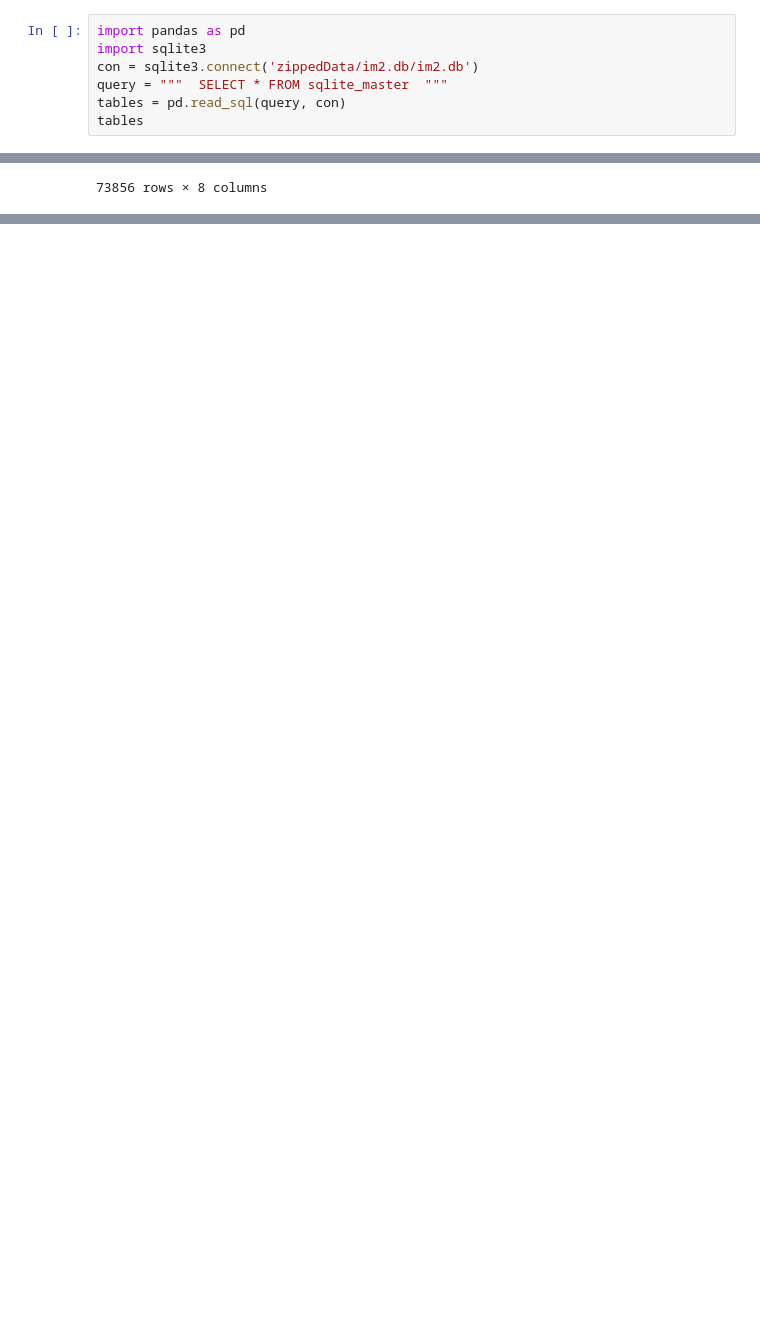
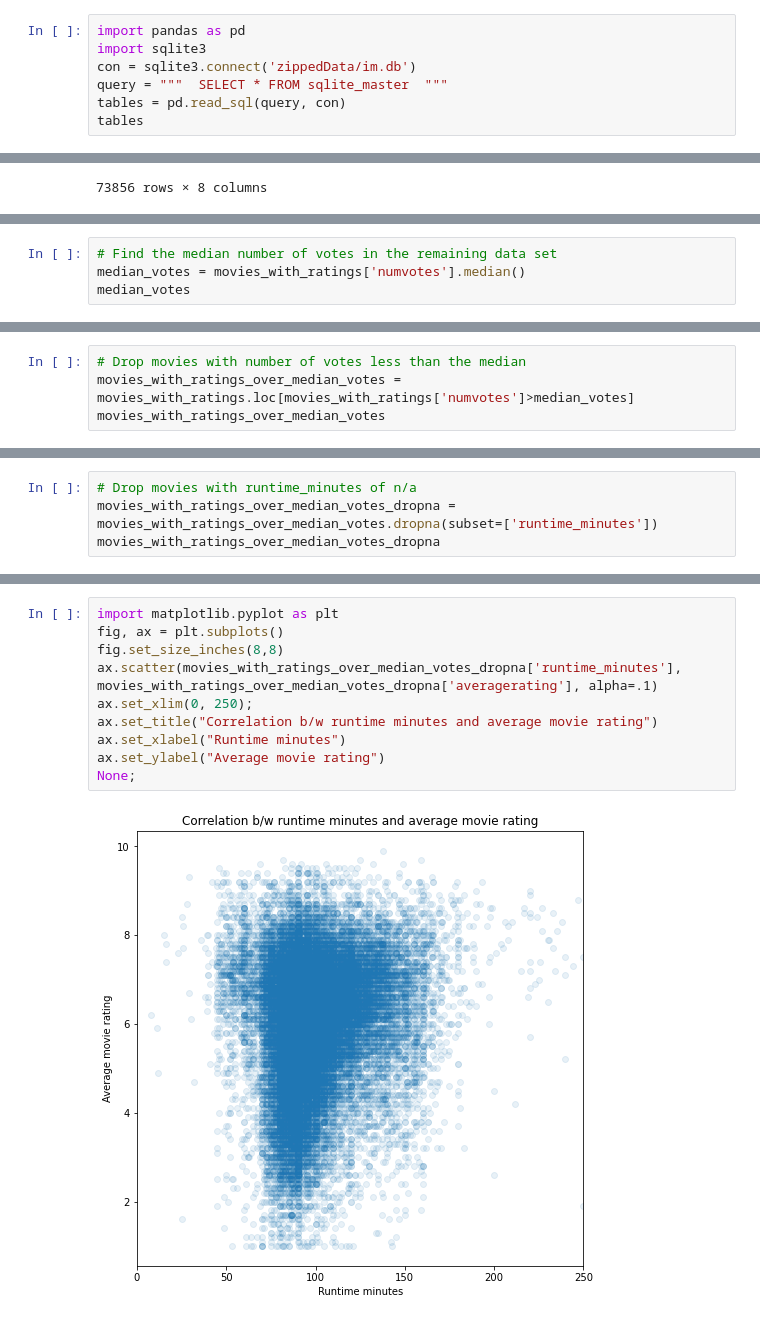
Before and after one commit to fetterollie/Microsoft-Movie-Analysis, a Jupyter notebook: Nate_prelim.ipynb, the cells around one changed output, grey strips where cells are left out. Cells and saved outputs as stored; diff of their text form; blank space fills up the shorter version.

Commit message:
updated Nate prelim analysis file for data prep and runtime analysis

```diff
--- a/Nate_prelim.ipynb
+++ b/Nate_prelim.ipynb
@@ -7,7 +26,7 @@ Open up the database and examine the database tables
 # %%
 import pandas as pd
 import sqlite3
-con = sqlite3.connect('zippedData/im2.db/im2.db')
+con = sqlite3.connect('zippedData/im.db')
 query = """  SELECT * FROM sqlite_master  """
 tables = pd.read_sql(query, con)
 tables
@@ -295,0 +277,4 @@ focusMovies.loc[focusmovies['averagerating'] > 6
+# %%
+# Find the median number of votes in the remaining data set
+median_votes = movies_with_ratings['numvotes'].median()
+median_votes
@@ -295,0 +283,4 @@ focusMovies.loc[focusmovies['averagerating'] > 6
+# %%
+# Drop movies with number of votes less than the median
+movies_with_ratings_over_median_votes = movies_with_ratings.loc[movies_with_ratings['numvotes']>median_votes]
+movies_with_ratings_over_median_votes
@@ -295,0 +329,4 @@ focusMovies.loc[focusmovies['averagerating'] > 6
+# %%
+# Drop movies with runtime_minutes of n/a
+movies_with_ratings_over_median_votes_dropna = movies_with_ratings_over_median_votes.dropna(subset=['runtime_minutes'])
+movies_with_ratings_over_median_votes_dropna
@@ -295,0 +347,12 @@ focusMovies.loc[focusmovies['averagerating'] > 6
+# %%
+import matplotlib.pyplot as plt
+fig, ax = plt.subplots()
+fig.set_size_inches(8,8)
+ax.scatter(movies_with_ratings_over_median_votes_dropna['runtime_minutes'], movies_with_ratings_over_median_votes_dropna['averagerating'], alpha=.1)
+ax.set_xlim(0, 250);
+ax.set_title("Correlation b/w runtime minutes and average movie rating")
+ax.set_xlabel("Runtime minutes")
+ax.set_ylabel("Average movie rating")
+None;
+# %% [output]
+[figure, added]
```
Also changed, not shown: parts of 42 cells of this notebook.
